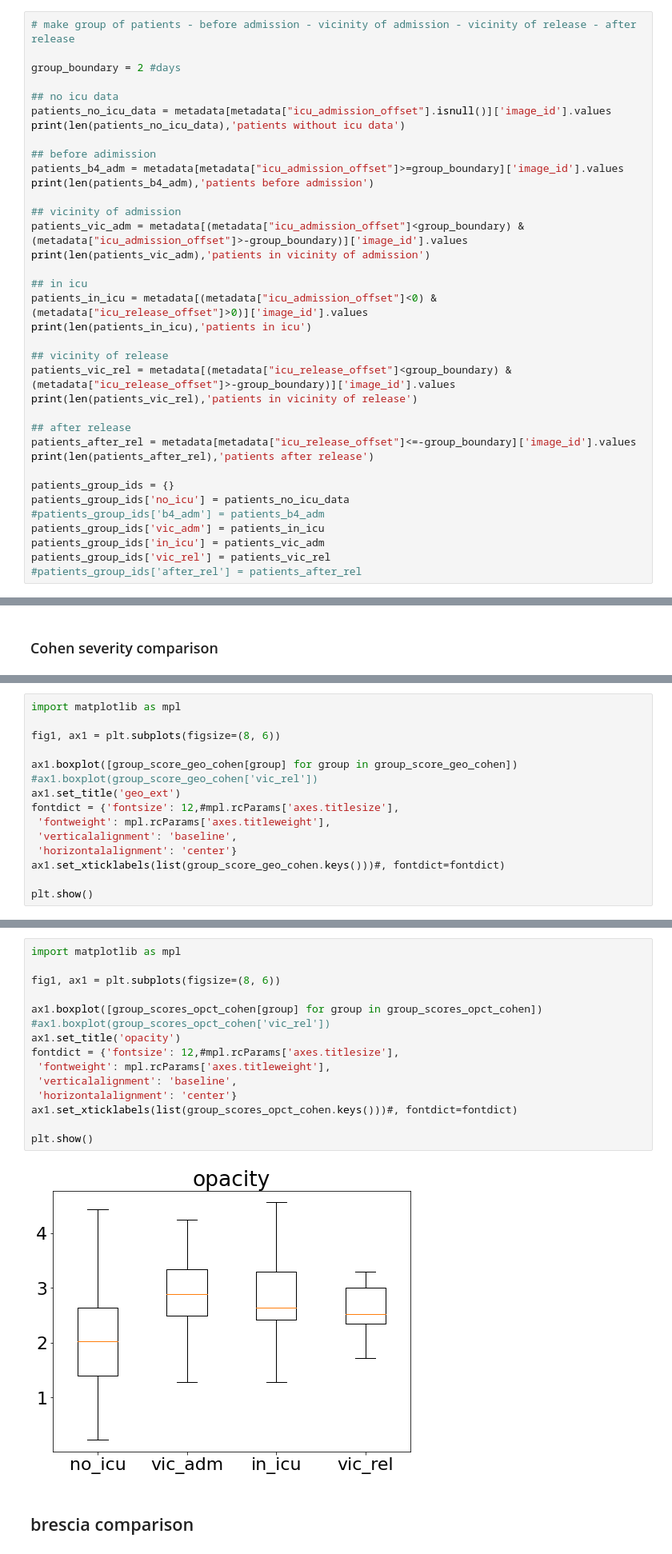
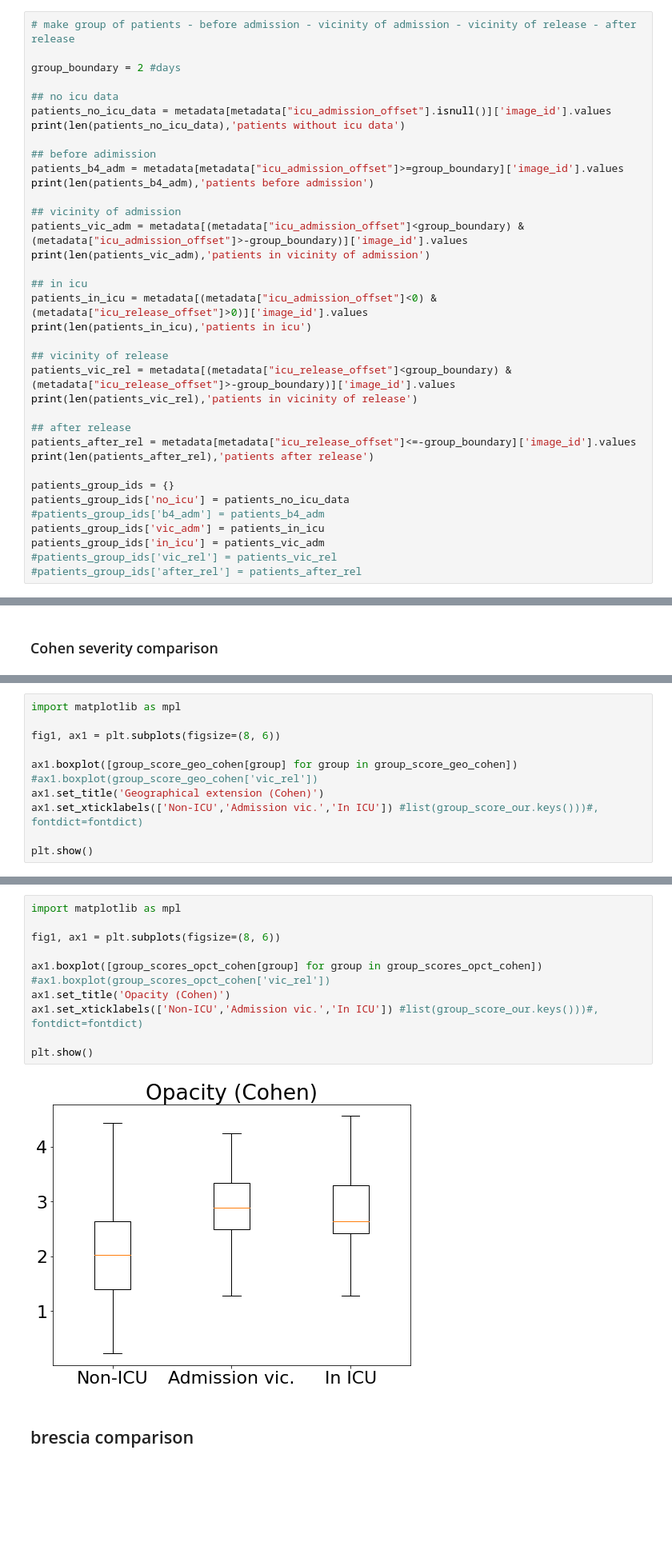
Before and after one commit to dougpsg/covid_mavidh_icufeatures_scoring, a Jupyter notebook: severity_scoring.ipynb, the cells around one changed output, grey strips where cells are left out. Shown at 80% size. Cells and saved outputs as stored; diff of their text form; blank space fills up the shorter version.

```diff
--- a/severity_scoring.ipynb
+++ b/severity_scoring.ipynb
@@ -339,7 +339,7 @@ patients_group_ids['no_icu'] = patients_no_icu_data
 #patients_group_ids['b4_adm'] = patients_b4_adm
 patients_group_ids['vic_adm'] = patients_in_icu
 patients_group_ids['in_icu'] = patients_vic_adm
-patients_group_ids['vic_rel'] = patients_vic_rel
+#patients_group_ids['vic_rel'] = patients_vic_rel
 #patients_group_ids['after_rel'] = patients_after_rel
 # %% [output]
 57 patients without icu data
@@ -486,12 +484,8 @@ fig1, ax1 = plt.subplots(figsize=(8, 6))
 
 ax1.boxplot([group_score_geo_cohen[group] for group in group_score_geo_cohen])
 #ax1.boxplot(group_score_geo_cohen['vic_rel'])
-ax1.set_title('geo_ext')
-fontdict = {'fontsize': 12,#mpl.rcParams['axes.titlesize'],
- 'fontweight': mpl.rcParams['axes.titleweight'],
- 'verticalalignment': 'baseline',
- 'horizontalalignment': 'center'}
-ax1.set_xticklabels(list(group_score_geo_cohen.keys()))#, fontdict=fontdict)
+ax1.set_title('Geographical extension (Cohen)')
+ax1.set_xticklabels(['Non-ICU','Admission vic.','In ICU']) #list(group_score_our.keys()))#, fontdict=fontdict)
 
 plt.show()
 # %% [output]
@@ -537,20 +530,16 @@ group vic_rel has 12 valid images
 # %%
 import matplotlib as mpl
 
 fig1, ax1 = plt.subplots(figsize=(8, 6))
 
 ax1.boxplot([group_scores_opct_cohen[group] for group in group_scores_opct_cohen])
 #ax1.boxplot(group_scores_opct_cohen['vic_rel'])
-ax1.set_title('opacity')
-fontdict = {'fontsize': 12,#mpl.rcParams['axes.titlesize'],
- 'fontweight': mpl.rcParams['axes.titleweight'],
- 'verticalalignment': 'baseline',
- 'horizontalalignment': 'center'}
-ax1.set_xticklabels(list(group_scores_opct_cohen.keys()))#, fontdict=fontdict)
+ax1.set_title('Opacity (Cohen)')
+ax1.set_xticklabels(['Non-ICU','Admission vic.','In ICU']) #list(group_score_our.keys()))#, fontdict=fontdict)
 
 plt.show()
 # %% [output]
-[figure, old version]
+[figure, new version]
 # %% [markdown]
 ## brescia comparison
 # %%
```
Also changed, not shown: parts of 9 cells of this notebook.
